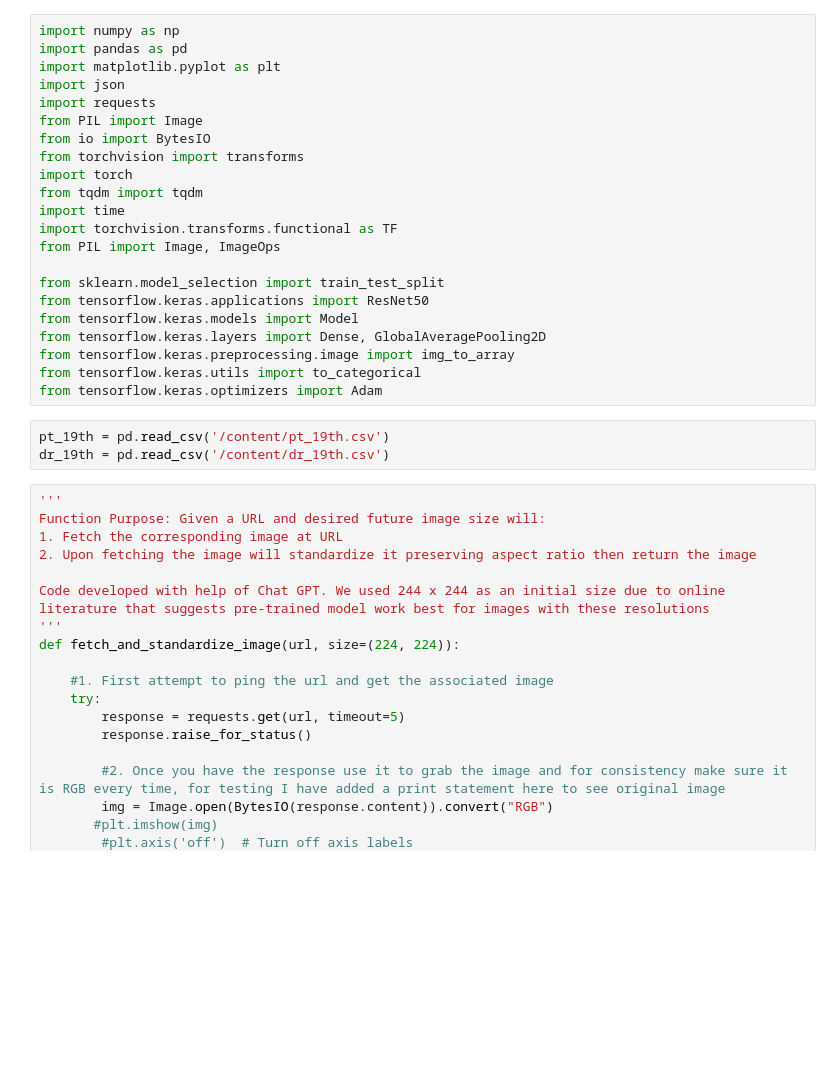
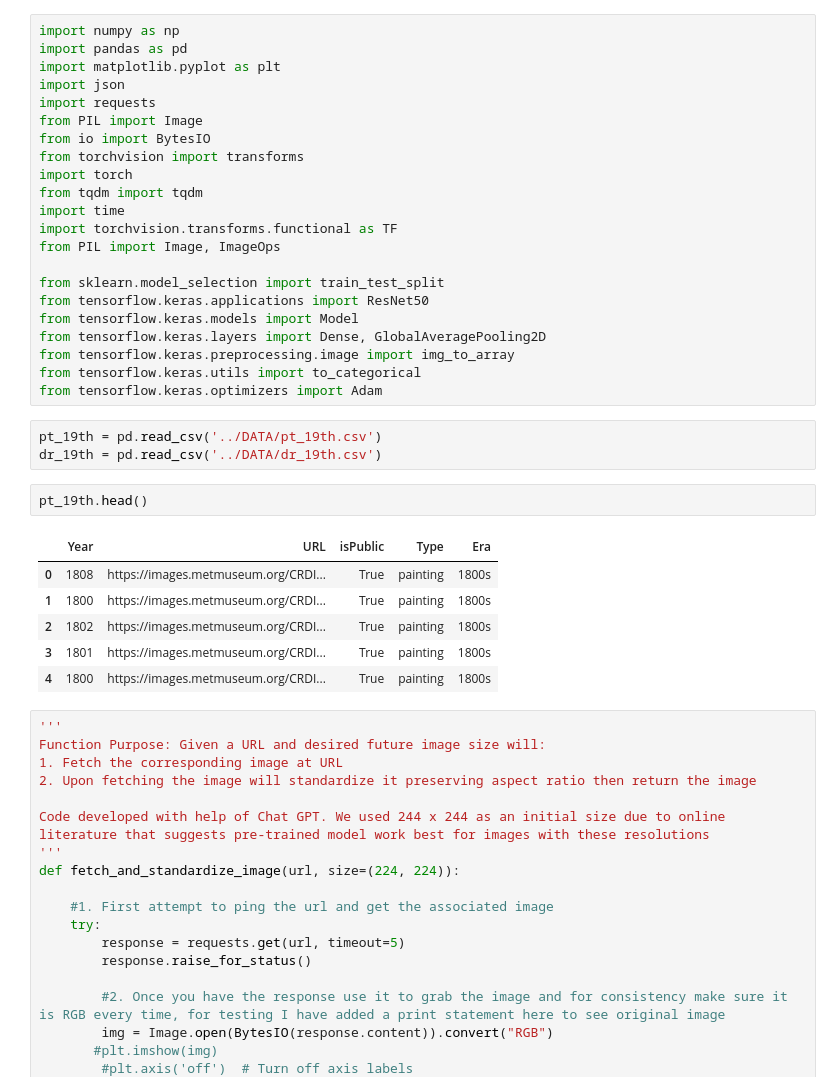
Before and after one commit to Seble-Al/DS_4002_Project3, a Jupyter notebook: SCRIPTS/proj_3_model_creation.ipynb, the cells around one changed output. Saved outputs shown, nothing was run; the diff lists cells and outputs as text; blank space fills up the shorter version.

```diff
--- a/SCRIPTS/proj_3_model_creation.ipynb
+++ b/SCRIPTS/proj_3_model_creation.ipynb
@@ -21,8 +21,17 @@ from tensorflow.keras.preprocessing.image import img_to_array
 from tensorflow.keras.utils import to_categorical
 from tensorflow.keras.optimizers import Adam
 # %%
-pt_19th = pd.read_csv('/content/pt_19th.csv')
-dr_19th = pd.read_csv('/content/dr_19th.csv')
+pt_19th = pd.read_csv('../DATA/pt_19th.csv')
+dr_19th = pd.read_csv('../DATA/dr_19th.csv')
+# %%
+pt_19th.head()
+# %% [output]
+|  | Year | URL | isPublic | Type | Era |
+| 0 | 1808 | https://images.metmuseum.org/CRDI... | True | painting | 1800s |
+| 1 | 1800 | https://images.metmuseum.org/CRDI... | True | painting | 1800s |
+| 2 | 1802 | https://images.metmuseum.org/CRDI... | True | painting | 1800s |
+| 3 | 1801 | https://images.metmuseum.org/CRDI... | True | painting | 1800s |
+| 4 | 1800 | https://images.metmuseum.org/CRDI... | True | painting | 1800s |
 # %%
 '''
 Function Purpose: Given a URL and desired future image size will:
```
Also changed, not shown: parts of 10 cells of this notebook, 14 other files.
